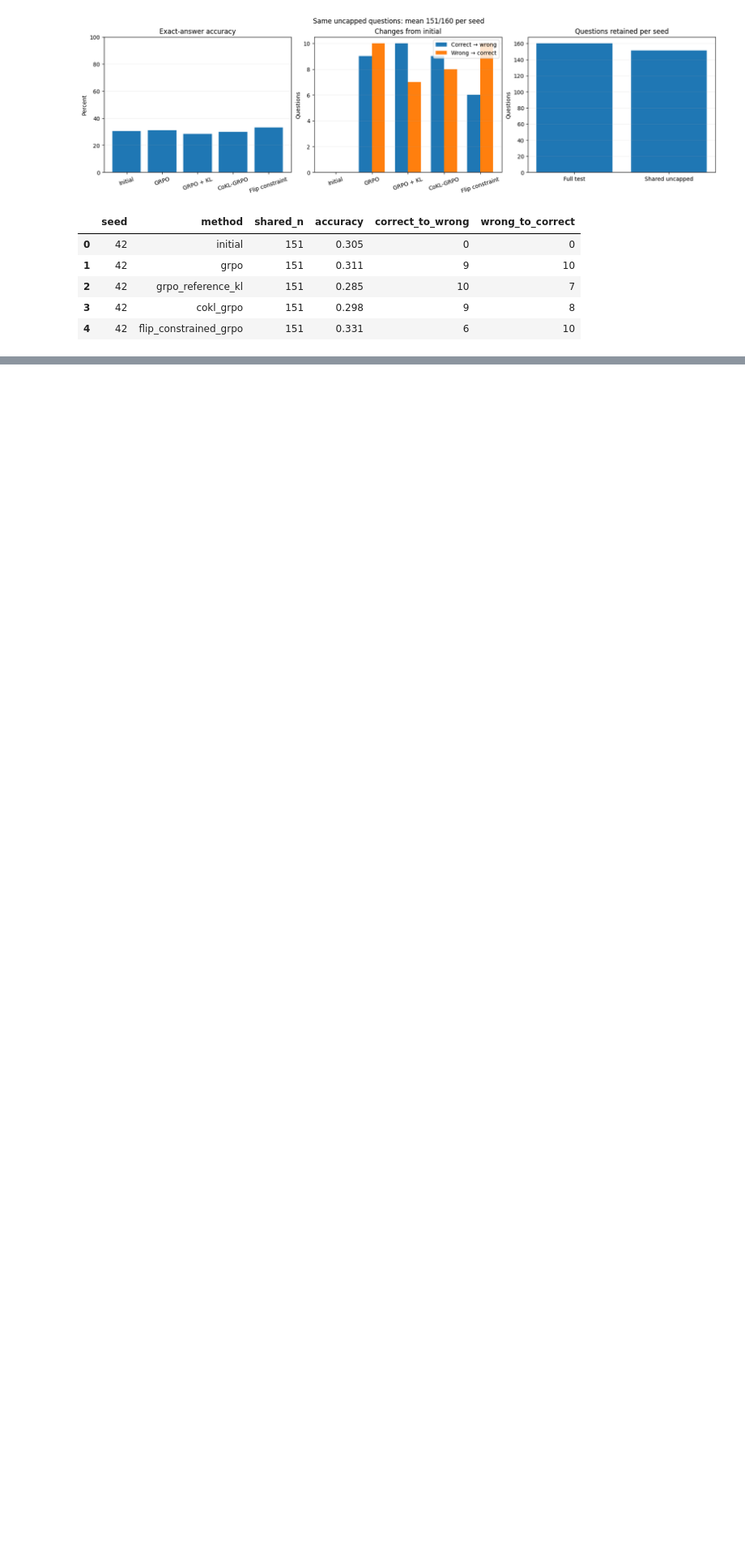
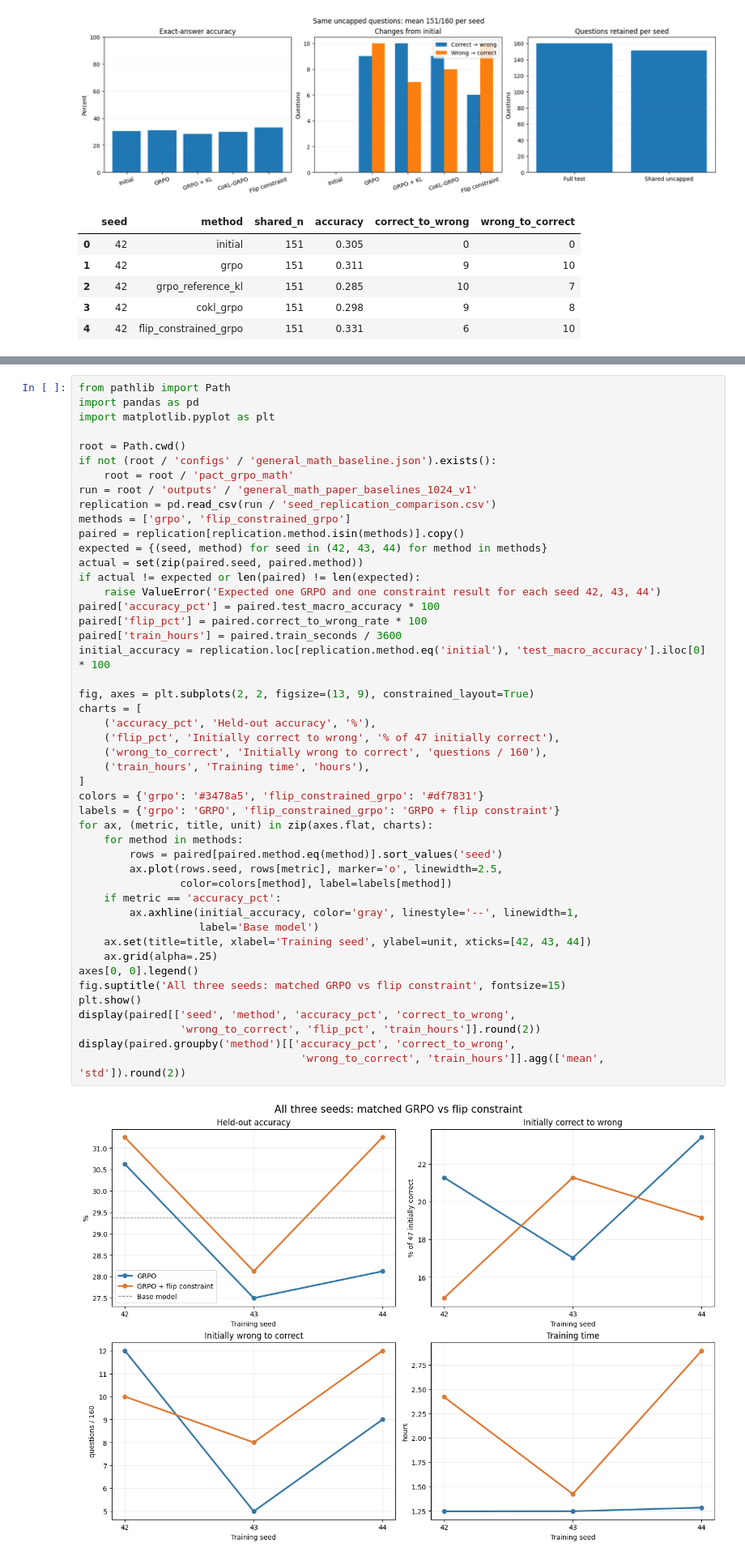
Before and after one commit to longbui125/UNDONE-MATH-post-training-with-a-flip-rate-constraint, a Jupyter notebook: visualize_results.ipynb, the cells around one changed output, grey strips where cells are left out. Shown at 81% size. Drawn from its saved outputs; the diff is of its cells as text; blank space fills up the shorter version.

Commit message:
Add paired seed replication and transparent three-seed results

```diff
--- a/visualize_results.ipynb
+++ b/visualize_results.ipynb
@@ -229,0 +234,49 @@ display(pd.DataFrame(uncapped_topic_rows).set_index('topic').round(3))
+# %%
+from pathlib import Path
+import pandas as pd
+import matplotlib.pyplot as plt
+
+root = Path.cwd()
+if not (root / 'configs' / 'general_math_baseline.json').exists():
+    root = root / 'pact_grpo_math'
+run = root / 'outputs' / 'general_math_paper_baselines_1024_v1'
+replication = pd.read_csv(run / 'seed_replication_comparison.csv')
+methods = ['grpo', 'flip_constrained_grpo']
+paired = replication[replication.method.isin(methods)].copy()
+expected = {(seed, method) for seed in (42, 43, 44) for method in methods}
+actual = set(zip(paired.seed, paired.method))
+if actual != expected or len(paired) != len(expected):
+    raise ValueError('Expected one GRPO and one constraint result for each seed 42, 43, 44')
+paired['accuracy_pct'] = paired.test_macro_accuracy * 100
+paired['flip_pct'] = paired.correct_to_wrong_rate * 100
+paired['train_hours'] = paired.train_seconds / 3600
+initial_accuracy = replication.loc[replication.method.eq('initial'), 'test_macro_accuracy'].iloc[0] * 100
+
+fig, axes = plt.subplots(2, 2, figsize=(13, 9), constrained_layout=True)
+charts = [
+    ('accuracy_pct', 'Held-out accuracy', '%'),
+    ('flip_pct', 'Initially correct to wrong', '% of 47 initially correct'),
+    ('wrong_to_correct', 'Initially wrong to correct', 'questions / 160'),
+    ('train_hours', 'Training time', 'hours'),
+]
+colors = {'grpo': '#3478a5', 'flip_constrained_grpo': '#df7831'}
+labels = {'grpo': 'GRPO', 'flip_constrained_grpo': 'GRPO + flip constraint'}
+for ax, (metric, title, unit) in zip(axes.flat, charts):
+    for method in methods:
+        rows = paired[paired.method.eq(method)].sort_values('seed')
+        ax.plot(rows.seed, rows[metric], marker='o', linewidth=2.5,
+                color=colors[method], label=labels[method])
+    if metric == 'accuracy_pct':
+        ax.axhline(initial_accuracy, color='gray', linestyle='--', linewidth=1,
+                   label='Base model')
+    ax.set(title=title, xlabel='Training seed', ylabel=unit, xticks=[42, 43, 44])
+    ax.grid(alpha=.25)
+axes[0, 0].legend()
+fig.suptitle('All three seeds: matched GRPO vs flip constraint', fontsize=15)
+plt.show()
+display(paired[['seed', 'method', 'accuracy_pct', 'correct_to_wrong',
+                'wrong_to_correct', 'flip_pct', 'train_hours']].round(2))
+display(paired.groupby('method')[['accuracy_pct', 'correct_to_wrong',
+                                   'wrong_to_correct', 'train_hours']].agg(['mean', 'std']).round(2))
+# %% [output]
+[figure, added]
```
Also changed, not shown: parts of 4 cells of this notebook, 9 other files.
